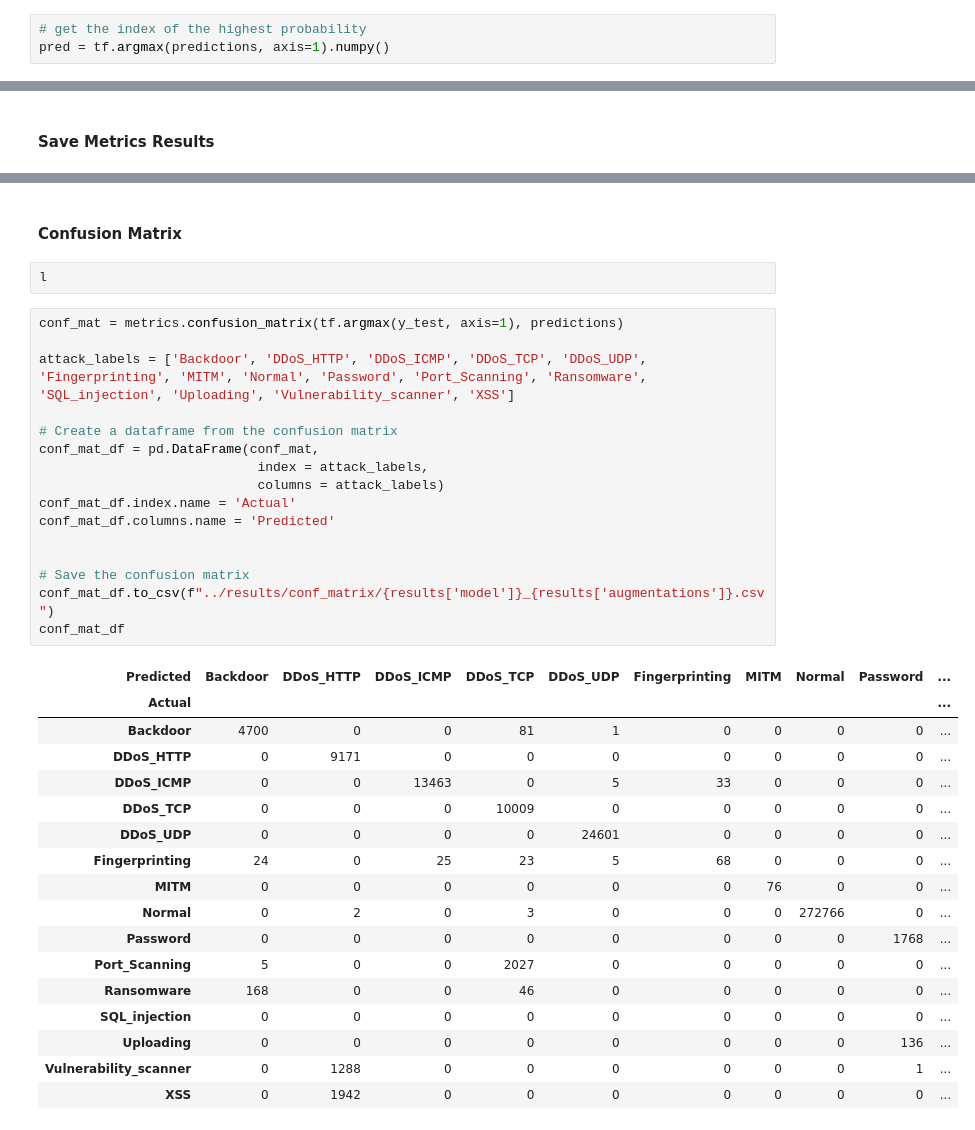
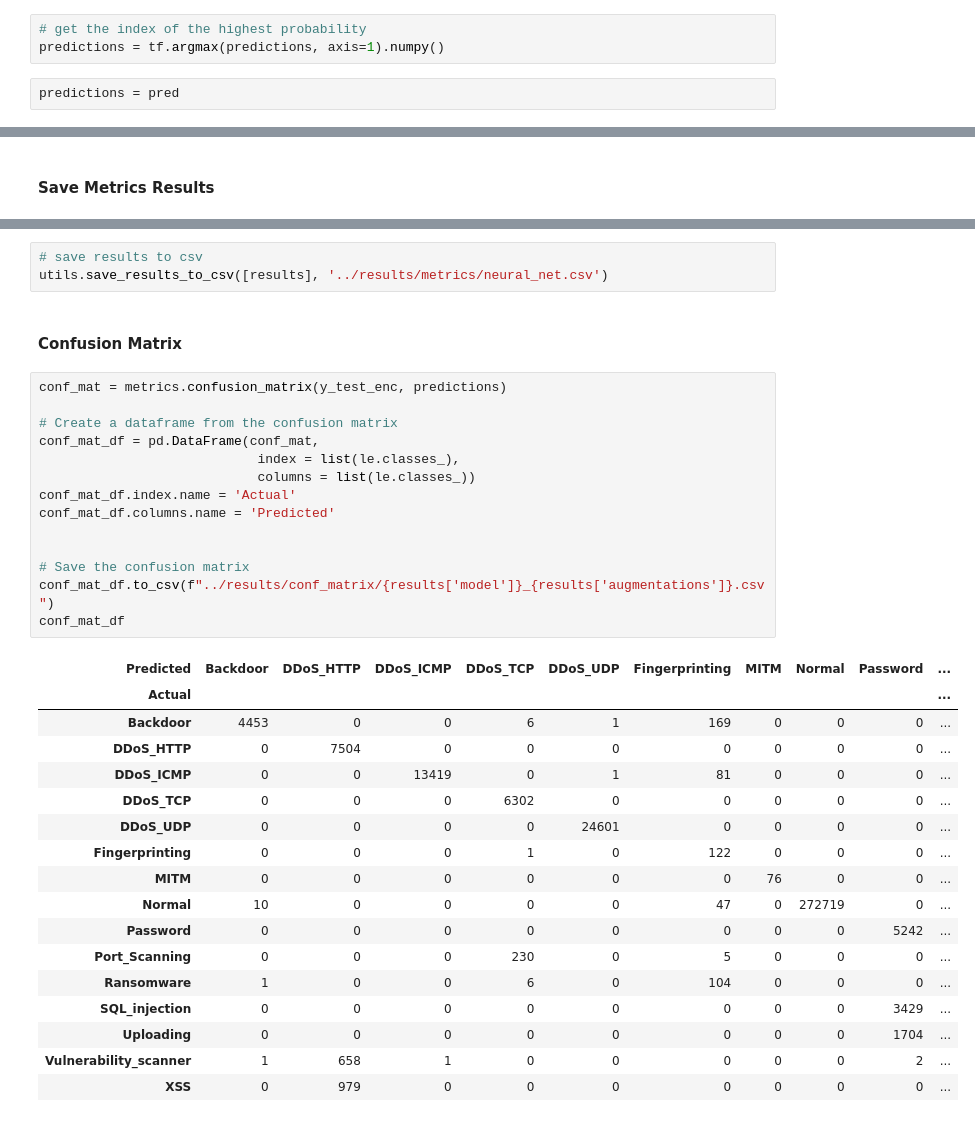
Before and after one commit to Tiago1Ribeiro/tabular_data_augmentation, a Jupyter notebook: notebooks/3_neural_net_evaluation.ipynb, the cells around one changed output, grey strips where cells are left out. Drawn from its saved outputs; the diff is of its cells as text.

```diff
--- a/notebooks/3_neural_net_evaluation.ipynb
+++ b/notebooks/3_neural_net_evaluation.ipynb
@@ -171,6 +179,8 @@ predictions = model.predict(X_test_scaled)
 # %%
 # get the index of the highest probability
-pred = tf.argmax(predictions, axis=1).numpy()
+predictions = tf.argmax(predictions, axis=1).numpy()
+# %%
+predictions = pred
 # %%
 # Calculate metrics
 accuracy = metrics.accuracy_score(y_test_enc, predictions)
@@ -204,40 +230,37 @@ utils.save_results_to_csv([results], '../results/metrics/neural_net.csv')
+# %%
+# save results to csv
+utils.save_results_to_csv([results], '../results/metrics/neural_net.csv')
 # %% [markdown]
 #### Confusion Matrix
-# %%
-l
 # %%
-conf_mat = metrics.confusion_matrix(tf.argmax(y_test, axis=1), predictions)
-
-attack_labels = ['Backdoor', 'DDoS_HTTP', 'DDoS_ICMP', 'DDoS_TCP', 'DDoS_UDP',
-'Fingerprinting', 'MITM', 'Normal', 'Password', 'Port_Scanning', 'Ransomware',
-'SQL_injection', 'Uploading', 'Vulnerability_scanner', 'XSS']
+conf_mat = metrics.confusion_matrix(y_test_enc, predictions)
 
 # Create a dataframe from the confusion matrix
 conf_mat_df = pd.DataFrame(conf_mat,
-                            index = attack_labels,
-                            columns = attack_labels)
+                            index = list(le.classes_),
+                            columns = list(le.classes_))
 conf_mat_df.index.name = 'Actual'
 conf_mat_df.columns.name = 'Predicted'
 
 
 # Save the confusion matrix
 conf_mat_df.to_csv(f"../results/conf_matrix/{results['model']}_{results['augmentations']}.csv")
 conf_mat_df
 # %% [output]
 | Predicted | Backdoor | DDoS_HTTP | DDoS_ICMP | DDoS_TCP | DDoS_UDP | Fingerprinting | MITM | Normal | Password | ... |
 | Actual |  |  |  |  |  |  |  |  |  | ... |
-| Backdoor | 4700 | 0 | 0 | 81 | 1 | 0 | 0 | 0 | 0 | ... |
-| DDoS_HTTP | 0 | 9171 | 0 | 0 | 0 | 0 | 0 | 0 | 0 | ... |
-| DDoS_ICMP | 0 | 0 | 13463 | 0 | 5 | 33 | 0 | 0 | 0 | ... |
-| DDoS_TCP | 0 | 0 | 0 | 10009 | 0 | 0 | 0 | 0 | 0 | ... |
+| Backdoor | 4453 | 0 | 0 | 6 | 1 | 169 | 0 | 0 | 0 | ... |
+| DDoS_HTTP | 0 | 7504 | 0 | 0 | 0 | 0 | 0 | 0 | 0 | ... |
+| DDoS_ICMP | 0 | 0 | 13419 | 0 | 1 | 81 | 0 | 0 | 0 | ... |
+| DDoS_TCP | 0 | 0 | 0 | 6302 | 0 | 0 | 0 | 0 | 0 | ... |
 | DDoS_UDP | 0 | 0 | 0 | 0 | 24601 | 0 | 0 | 0 | 0 | ... |
-| Fingerprinting | 24 | 0 | 25 | 23 | 5 | 68 | 0 | 0 | 0 | ... |
+| Fingerprinting | 0 | 0 | 0 | 1 | 0 | 122 | 0 | 0 | 0 | ... |
 | MITM | 0 | 0 | 0 | 0 | 0 | 0 | 76 | 0 | 0 | ... |
-| Normal | 0 | 2 | 0 | 3 | 0 | 0 | 0 | 272766 | 0 | ... |
-| Password | 0 | 0 | 0 | 0 | 0 | 0 | 0 | 0 | 1768 | ... |
-| Port_Scanning | 5 | 0 | 0 | 2027 | 0 | 0 | 0 | 0 | 0 | ... |
-| Ransomware | 168 | 0 | 0 | 46 | 0 | 0 | 0 | 0 | 0 | ... |
-| SQL_injection | 0 | 0 | 0 | 0 | 0 | 0 | 0 | 0 | 0 | ... |
-| Uploading | 0 | 0 | 0 | 0 | 0 | 0 | 0 | 0 | 136 | ... |
-| Vulnerability_scanner | 0 | 1288 | 0 | 0 | 0 | 0 | 0 | 0 | 1 | ... |
-| XSS | 0 | 1942 | 0 | 0 | 0 | 0 | 0 | 0 | 0 | ... |
+| Normal | 10 | 0 | 0 | 0 | 0 | 47 | 0 | 272719 | 0 | ... |
+| Password | 0 | 0 | 0 | 0 | 0 | 0 | 0 | 0 | 5242 | ... |
+| Port_Scanning | 0 | 0 | 0 | 230 | 0 | 5 | 0 | 0 | 0 | ... |
+| Ransomware | 1 | 0 | 0 | 6 | 0 | 104 | 0 | 0 | 0 | ... |
+| SQL_injection | 0 | 0 | 0 | 0 | 0 | 0 | 0 | 0 | 3429 | ... |
+| Uploading | 0 | 0 | 0 | 0 | 0 | 0 | 0 | 0 | 1704 | ... |
+| Vulnerability_scanner | 1 | 658 | 1 | 0 | 0 | 0 | 0 | 0 | 2 | ... |
+| XSS | 0 | 979 | 0 | 0 | 0 | 0 | 0 | 0 | 0 | ... |
```
Also changed, not shown: parts of 5 cells of this notebook, 2 other files.
